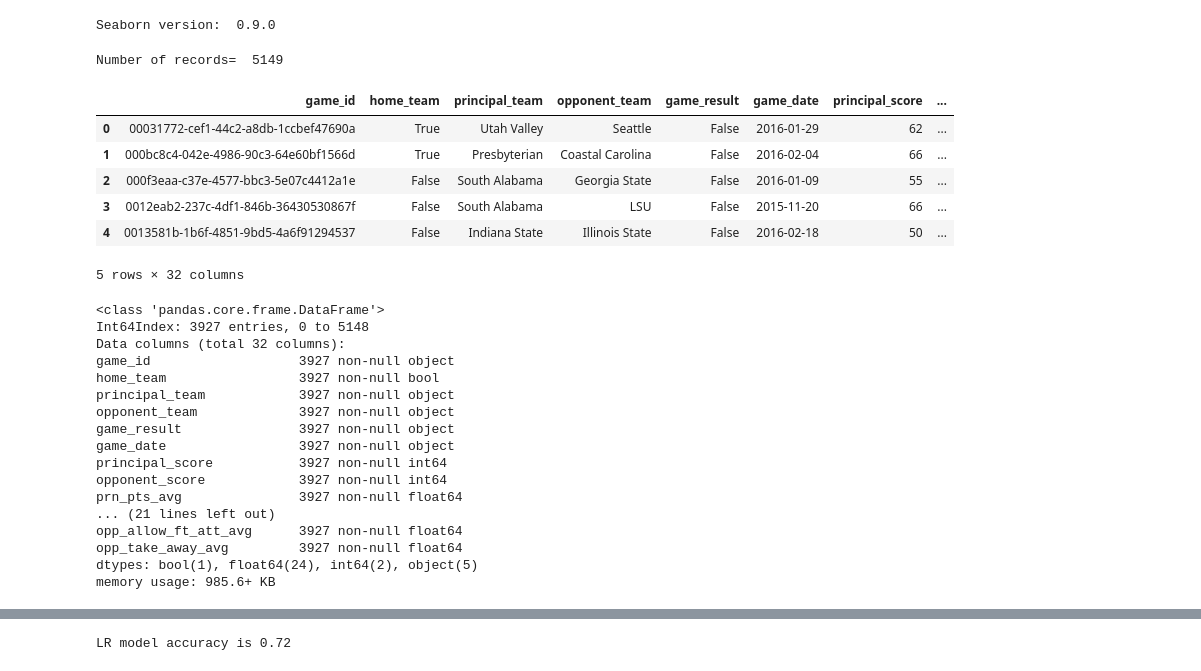
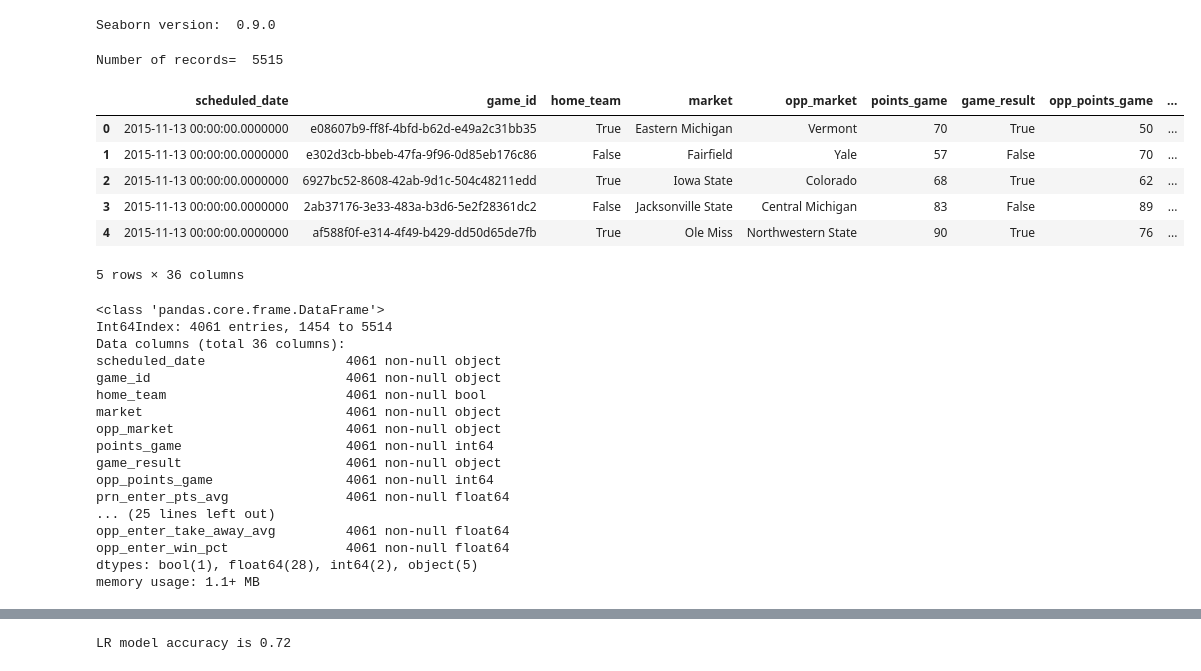
Before and after one commit to chipk215/ncaa_basketball, a Jupyter notebook: LogisticRegression_Delta_Features.ipynb, the cells around one changed output, grey strips where cells are left out. Saved outputs shown, nothing was run; the diff lists cells and outputs as text; code cells hidden in the pictures.

```diff
--- a/LogisticRegression_Delta_Features.ipynb
+++ b/LogisticRegression_Delta_Features.ipynb
@@ -23,40 +23,40 @@ def verify_win_probability(X_test, game_index, model):
     win_prob = sigmoid(arg)[0]
     print("Win probability for game index", game_index, "= ",win_prob)
 # %%
-game_data = pd.read_csv('D1_2015_Combo_Stats.csv')
+game_data = pd.read_csv('D1_2015_Training_Data.csv')
 print("Number of records= ", game_data.shape[0])
 game_data.head()
 # %% [output]
-Number of records=  5149
+Number of records=  5515
-|  | game_id | home_team | principal_team | opponent_team | game_result | game_date | principal_score | ... |
-| 0 | 00031772-cef1-44c2-a8db-1ccbef47690a | True | Utah Valley | Seattle | False | 2016-01-29 | 62 | ... |
-| 1 | 000bc8c4-042e-4986-90c3-64e60bf1566d | True | Presbyterian | Coastal Carolina | False | 2016-02-04 | 66 | ... |
-| 2 | 000f3eaa-c37e-4577-bbc3-5e07c4412a1e | False | South Alabama | Georgia State | False | 2016-01-09 | 55 | ... |
-| 3 | 0012eab2-237c-4df1-846b-36430530867f | False | South Alabama | LSU | False | 2015-11-20 | 66 | ... |
-| 4 | 0013581b-1b6f-4851-9bd5-4a6f91294537 | False | Indiana State | Illinois State | False | 2016-02-18 | 50 | ... |
+|  | scheduled_date | game_id | home_team | market | opp_market | points_game | game_result | opp_points_game | ... |
+| 0 | 2015-11-13 00:00:00.0000000 | e08607b9-ff8f-4bfd-b62d-e49a2c31bb35 | True | Eastern Michigan | Vermont | 70 | True | 50 | ... |
+| 1 | 2015-11-13 00:00:00.0000000 | e302d3cb-bbeb-47fa-9f96-0d85eb176c86 | False | Fairfield | Yale | 57 | False | 70 | ... |
+| 2 | 2015-11-13 00:00:00.0000000 | 6927bc52-8608-42ab-9d1c-504c48211edd | True | Iowa State | Colorado | 68 | True | 62 | ... |
+| 3 | 2015-11-13 00:00:00.0000000 | 2ab37176-3e33-483a-b3d6-5e2f28361dc2 | False | Jacksonville State | Central Michigan | 83 | False | 89 | ... |
+| 4 | 2015-11-13 00:00:00.0000000 | af588f0f-e314-4f49-b429-dd50d65de7fb | True | Ole Miss | Northwestern State | 90 | True | 76 | ... |
-5 rows × 32 columns
+5 rows × 36 columns
 # %%
-game_data = game_data[game_data['game_date'] > '2015-12-15']
+game_data = game_data[game_data['scheduled_date'] > '2015-12-15'].copy()
 
 encode_game_result = {"game_result": {False: "LOSS", True: "WIN"}}
 game_data.replace(encode_game_result, inplace=True)
 game_data.info()
 # %% [output]
 <class 'pandas.core.frame.DataFrame'>
-Int64Index: 3927 entries, 0 to 5148
-Data columns (total 32 columns):
-game_id                   3927 non-null object
-home_team                 3927 non-null bool
-principal_team            3927 non-null object
-opponent_team             3927 non-null object
-game_result               3927 non-null object
-game_date                 3927 non-null object
-principal_score           3927 non-null int64
-opponent_score            3927 non-null int64
-prn_pts_avg               3927 non-null float64
-... (21 lines left out)
-opp_allow_ft_att_avg      3927 non-null float64
-opp_take_away_avg         3927 non-null float64
-dtypes: bool(1), float64(24), int64(2), object(5)
-memory usage: 985.6+ KB
+Int64Index: 4061 entries, 1454 to 5514
+Data columns (total 36 columns):
+scheduled_date                  4061 non-null object
+game_id                         4061 non-null object
+home_team                       4061 non-null bool
+market                          4061 non-null object
+opp_market                      4061 non-null object
+points_game                     4061 non-null int64
+game_result                     4061 non-null object
+opp_points_game                 4061 non-null int64
+prn_enter_pts_avg               4061 non-null float64
+... (25 lines left out)
+opp_enter_take_away_avg         4061 non-null float64
+opp_enter_win_pct               4061 non-null float64
+dtypes: bool(1), float64(28), int64(2), object(5)
+memory usage: 1.1+ MB
 # %%
```
Also changed, not shown: parts of 14 cells of this notebook, 6 other files.
